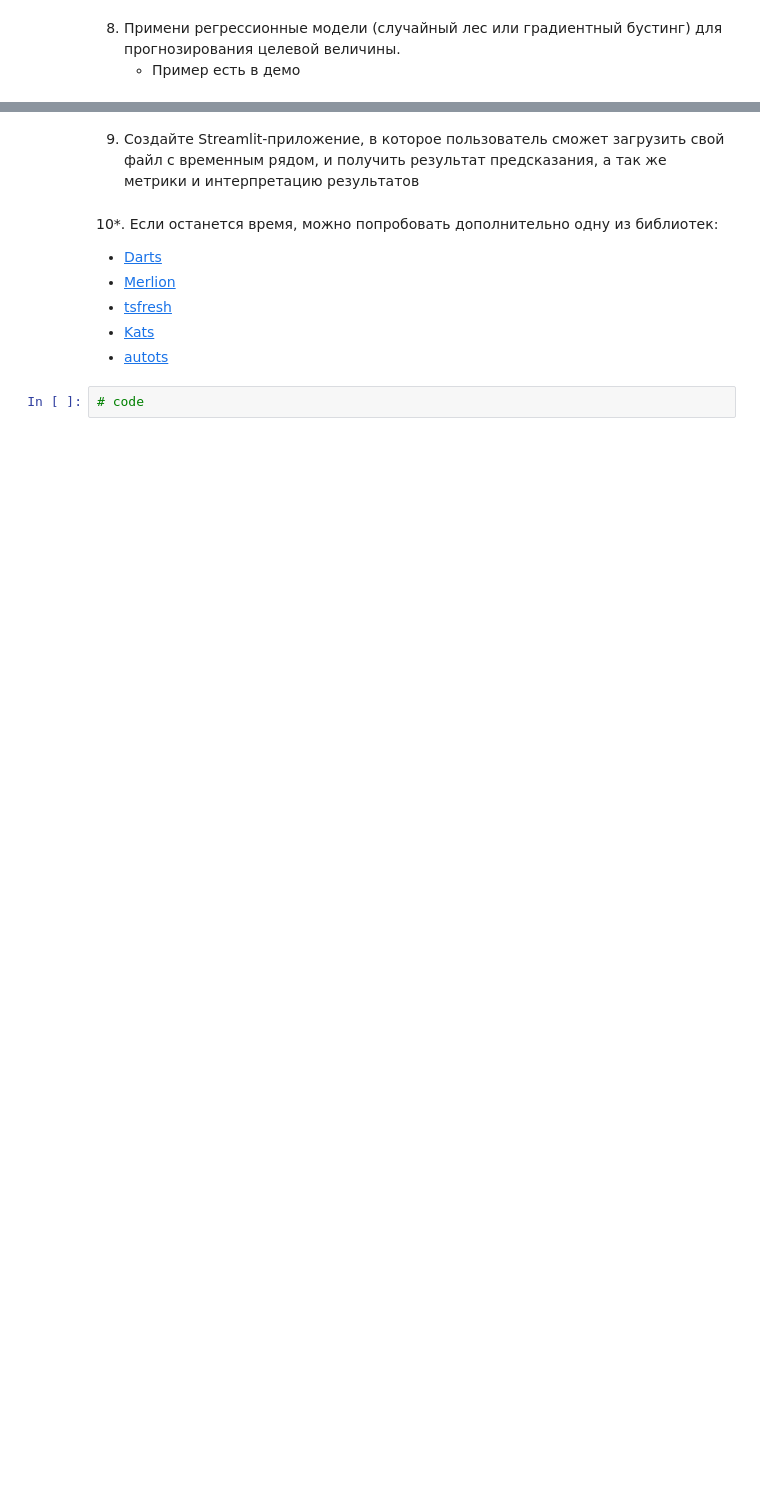
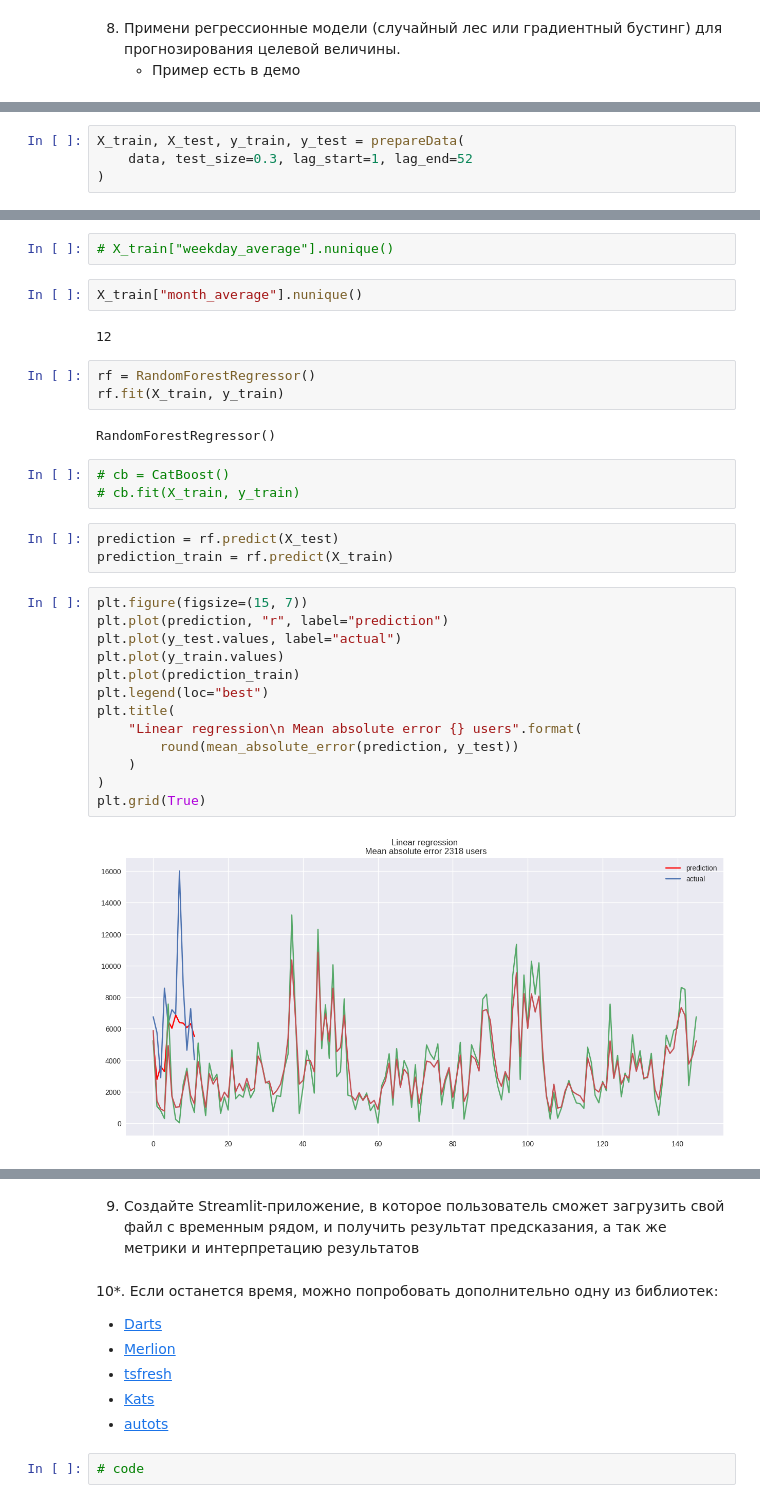
Before and after one commit to DmitriiPrikhodko/ds-phase1-git, a Jupyter notebook: week3/day3/06-03-task.ipynb, the cells around one changed output, grey strips where cells are left out. Saved outputs shown, nothing was run; the diff lists cells and outputs as text; blank space fills up the shorter version.

```diff
--- a/week3/day3/06-03-task.ipynb
+++ b/week3/day3/06-03-task.ipynb
@@ -464,0 +590,4 @@ figure_comp = prophet_model.plot_components(forecast)
+# %%
+X_train, X_test, y_train, y_test = prepareData(
+    data, test_size=0.3, lag_start=1, lag_end=52
+)
@@ -464,0 +641,32 @@ figure_comp = prophet_model.plot_components(forecast)
+# %%
+# X_train["weekday_average"].nunique()
+# %%
+X_train["month_average"].nunique()
+# %% [output]
+12
+# %%
+rf = RandomForestRegressor()
+rf.fit(X_train, y_train)
+# %% [output]
+RandomForestRegressor()
+# %%
+# cb = CatBoost()
+# cb.fit(X_train, y_train)
+# %%
+prediction = rf.predict(X_test)
+prediction_train = rf.predict(X_train)
+# %%
+plt.figure(figsize=(15, 7))
+plt.plot(prediction, "r", label="prediction")
+plt.plot(y_test.values, label="actual")
+plt.plot(y_train.values)
+plt.plot(prediction_train)
+plt.legend(loc="best")
+plt.title(
+    "Linear regression\n Mean absolute error {} users".format(
+        round(mean_absolute_error(prediction, y_test))
+    )
+)
+plt.grid(True)
+# %% [output]
+[figure, added]
```
Also changed, not shown: parts of 23 cells of this notebook, 8 other files.
